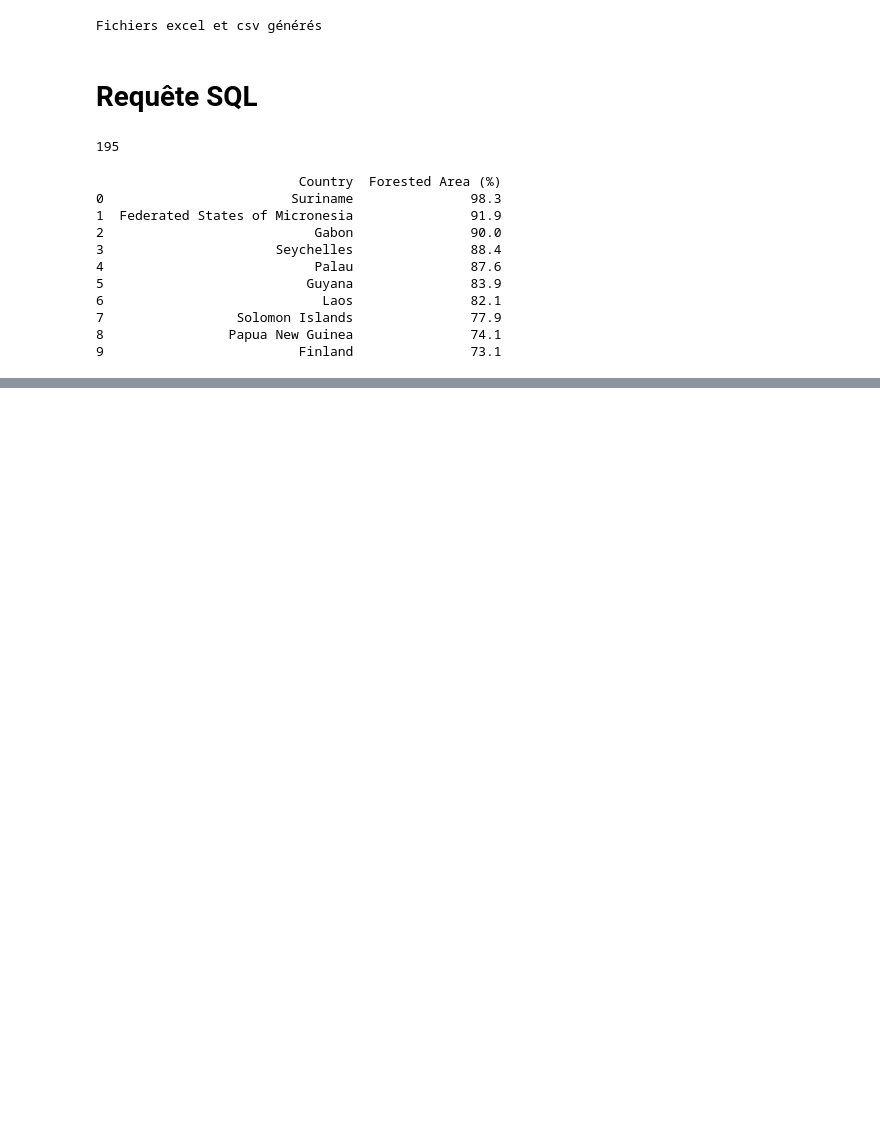
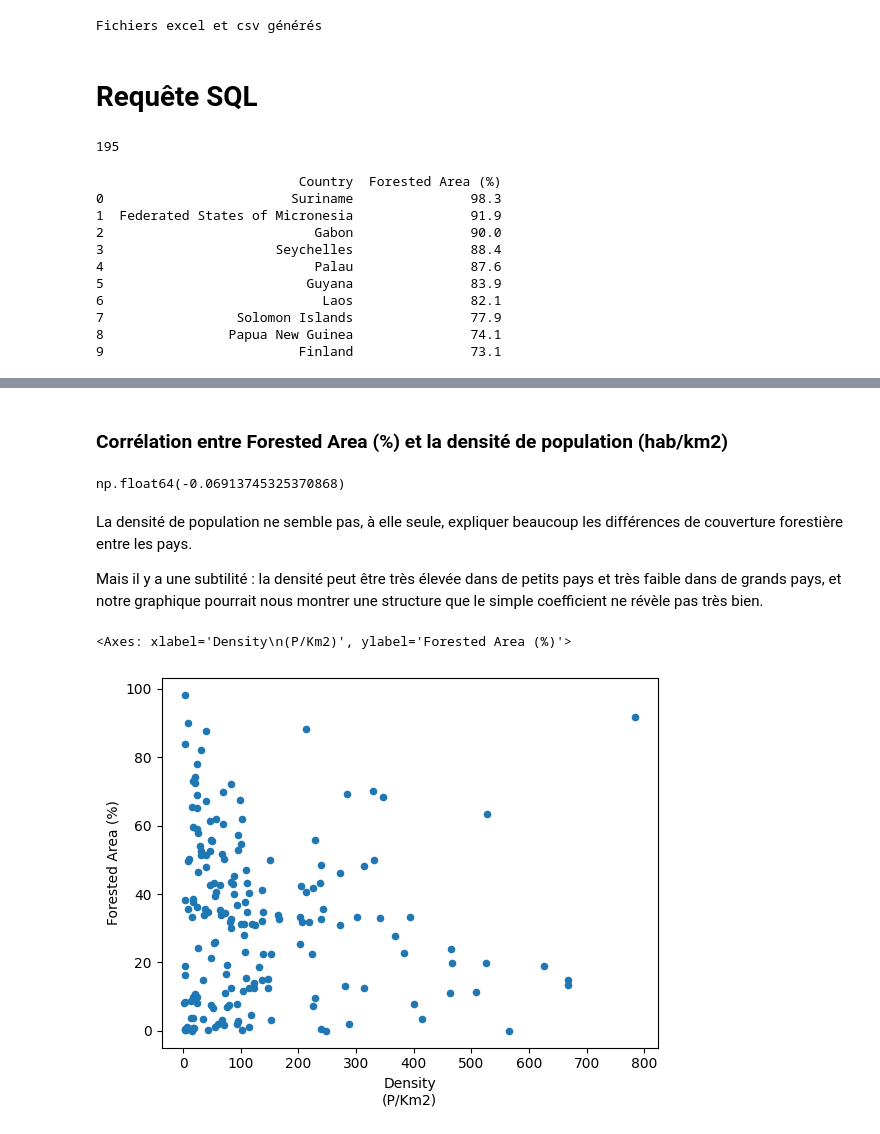
Before and after one commit to Sebastien-Luc-Soncini/Projet-Fil-Rouge-Foret, a Jupyter notebook: foret.ipynb, the cells around one changed output, grey strips where cells are left out. Cells and saved outputs as stored; diff of their text form; code cells hidden in the pictures; blank space fills up the shorter version.

```diff
--- a/foret.ipynb
+++ b/foret.ipynb
@@ -854,0 +980,8 @@ print(resultat)
+# %%
+# on crée une nouvelle colonne qui catégorise les terrains agricoles
+
+df["Agriculture_categorie"] = pd.cut(
+    df["Agricultural Land( %)"],
+    bins=[0, 20, 40, 60, 80, float("inf")],
+    labels=["0-20", "20-40", "40-60", "60-80", ">80"]
+)
@@ -854,0 +1038,22 @@ print(resultat)
+# %% [markdown]
+### Corrélation entre Forested Area (%) et la densité de population (hab/km2)
+# %%
+# on regarde la corrélation entre Forest Area (%) et la densité de population (P/km2)
+
+df["Density\n(P/Km2)"].corr(df["Forested Area (%)"])
+# %% [output]
+np.float64(-0.06913745325370868)
+# %% [markdown]
+La densité de population ne semble pas, à elle seule, expliquer beaucoup les différences de couverture forestière entre les pays.
+
+Mais il y a une subtilité : la densité peut être très élevée dans de petits pays et très faible dans de grands pays, et notre graphique pourrait nous montrer une structure que le simple coefficient ne révèle pas très bien.
+# %%
+# nuage de point
+
+df.plot.scatter(
+    x="Density\n(P/Km2)",
+    y="Forested Area (%)"
+)
+# %% [output]
+<Axes: xlabel='Density\n(P/Km2)', ylabel='Forested Area (%)'>
+[figure, added]
```
Also changed, not shown: parts of 32 cells of this notebook.
